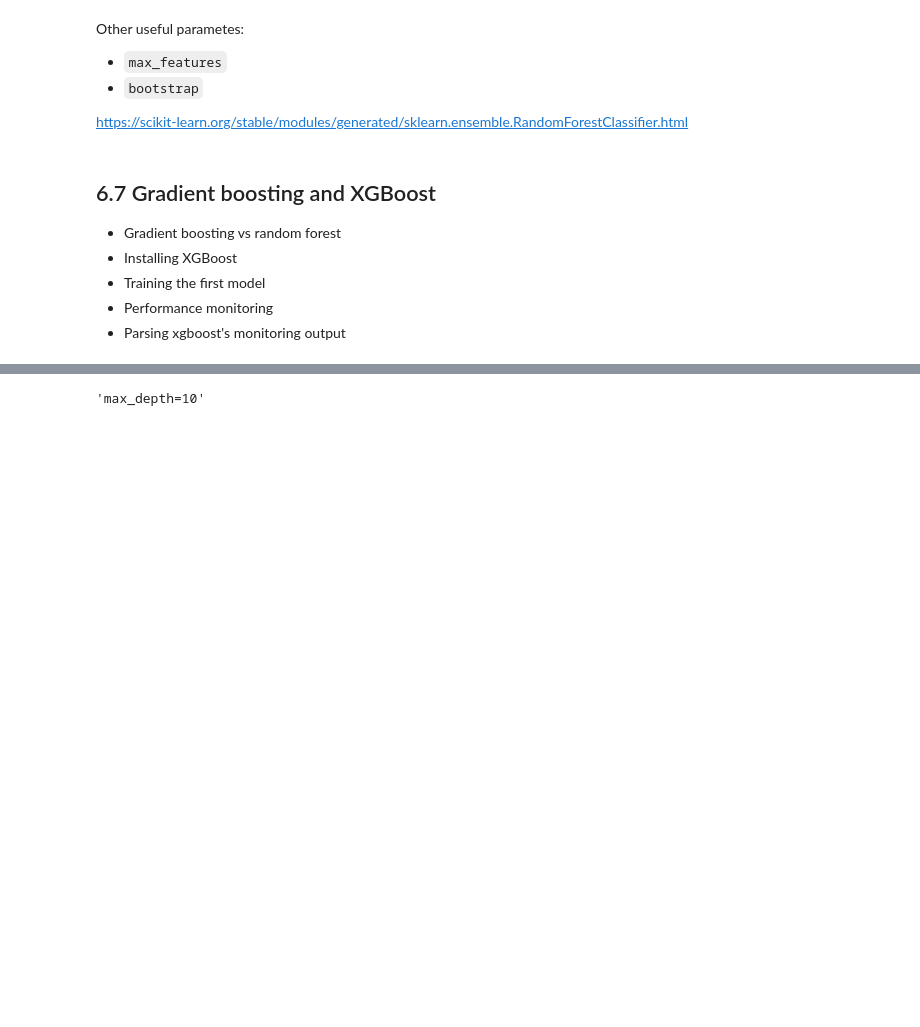
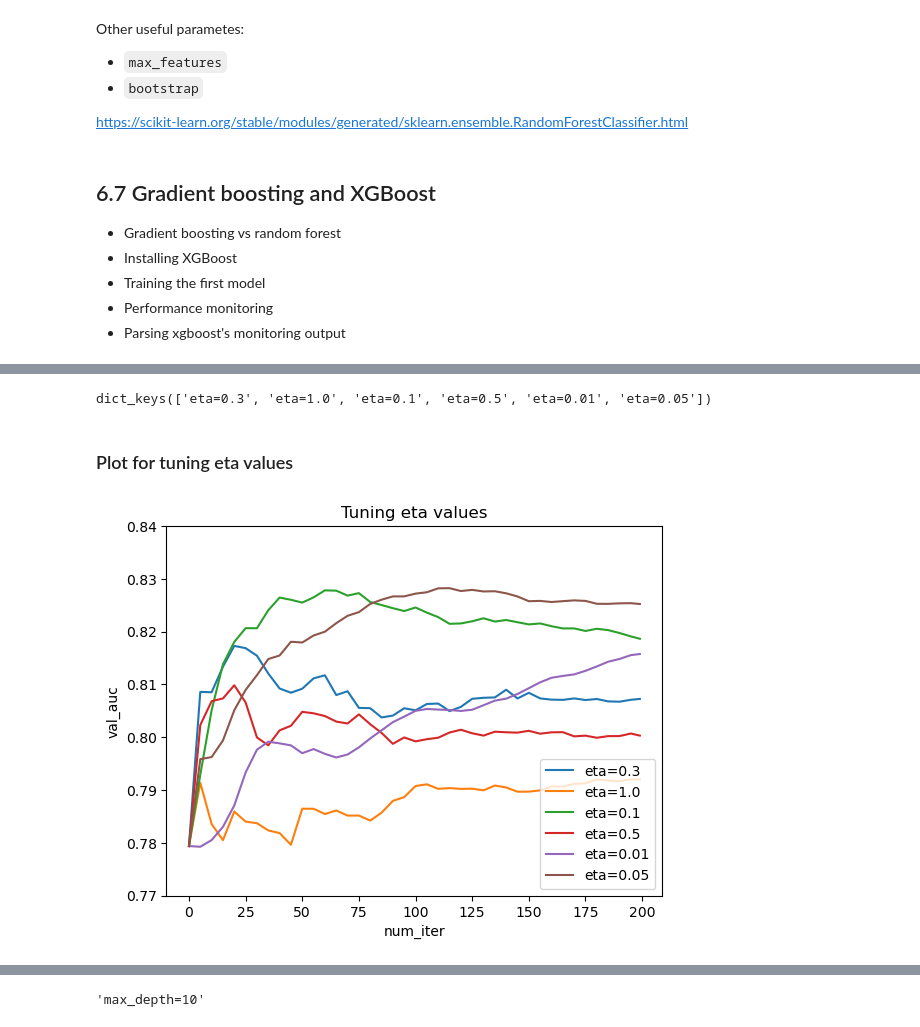
Before and after one commit to ellacharmed/machine-learning-zoomcamp, a Jupyter notebook: 06-trees/notebook.ipynb, the cells around one changed output, grey strips where cells are left out. Drawn from its saved outputs; the diff is of its cells as text; code cells hidden in the pictures; blank space fills up the shorter version.

```diff
--- a/06-trees/notebook.ipynb
+++ b/06-trees/notebook.ipynb
@@ -843,2 +891,4 @@ key
 # %%
-scores = {}
+scores.keys()
+# %% [output]
+dict_keys(['eta=0.3', 'eta=1.0', 'eta=0.1', 'eta=0.5', 'eta=0.01', 'eta=0.05'])
@@ -844,0 +899,14 @@ scores = {}
+# %% [markdown]
+### Plot for tuning eta values
+# %%
+for eta, df_score in scores.items():
+    plt.plot(df_score.num_iter, df_score.val_auc, label=eta)
+
+plt.title(f'Tuning eta values')
+plt.xlabel(f'num_iter')
+plt.ylabel(f'val_auc')
+plt.ylim(0.77, 0.84)
+plt.legend()
+plt.show()
+# %% [output]
+[figure, added]
```
Also changed, not shown: parts of 61 cells of this notebook, 8 other files.
